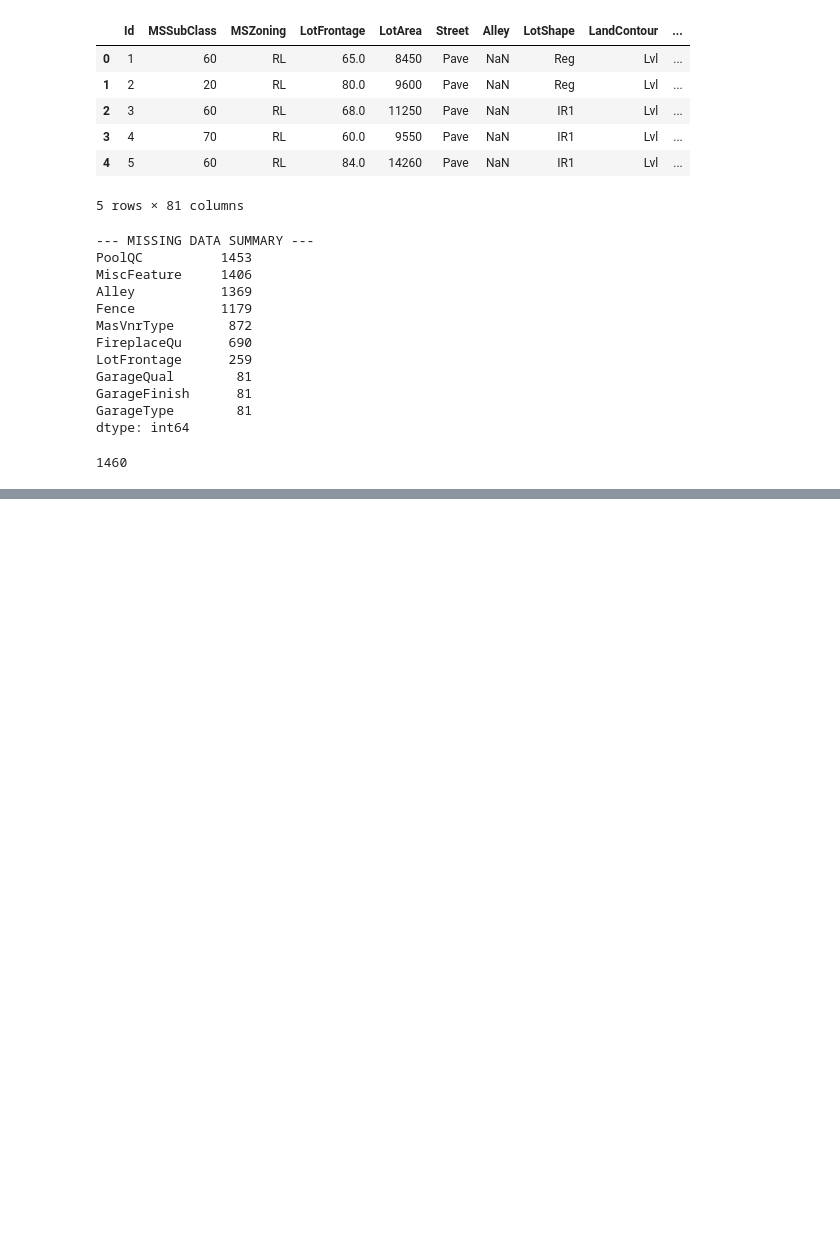
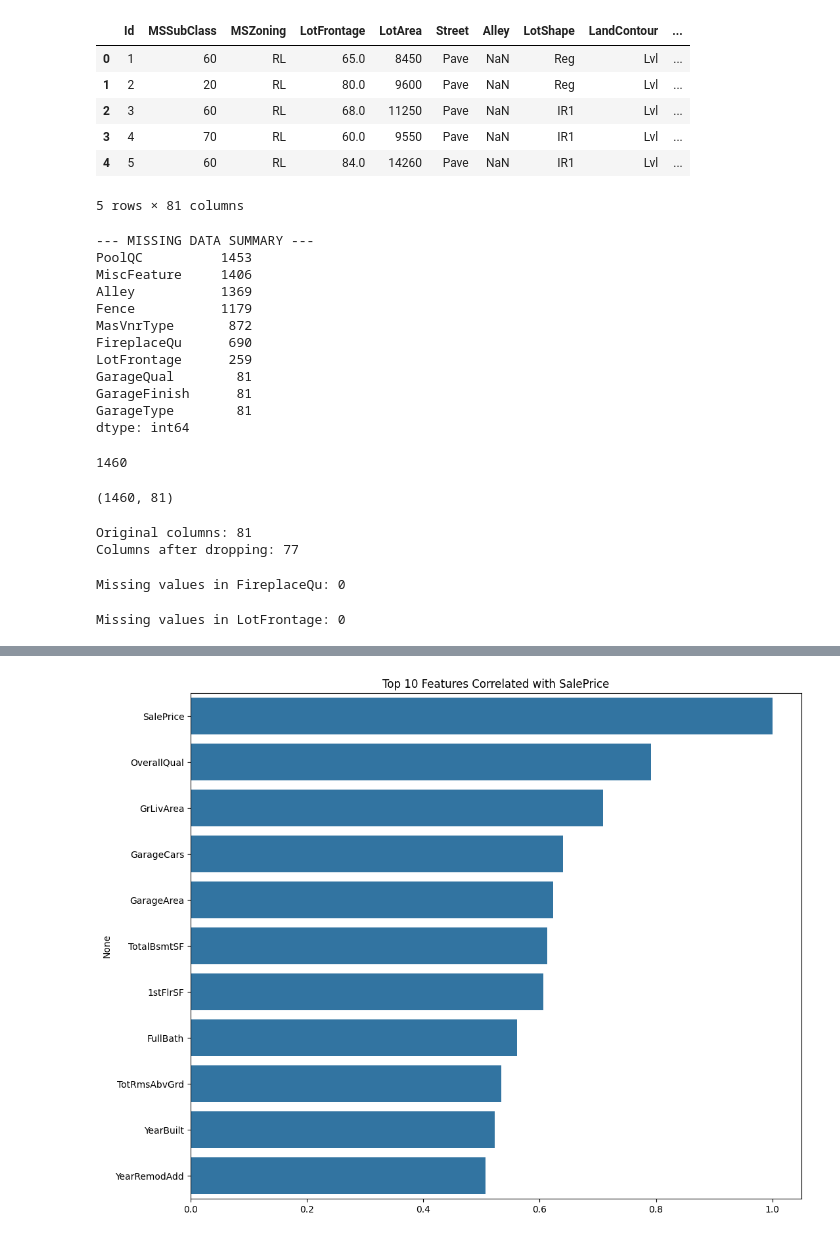
Before and after one commit to siddhistan/Housing-price-prediction, a Jupyter notebook: housing_project/notebooks/exploration.ipynb, the cells around one changed output, grey strips where cells are left out. Cells and saved outputs as stored; diff of their text form; code cells hidden in the pictures; blank space fills up the shorter version.

```diff
--- a/housing_project/notebooks/exploration.ipynb
+++ b/housing_project/notebooks/exploration.ipynb
@@ -52,3 +45,61 @@ dtype: int64
 print(len(df))
 # %% [output]
 1460
+# %%
+# (rows, columns)
+print(df.shape)
+# %% [output]
+(1460, 81)
+# %%
+#====================DATA CLEANING==================================
+            #Dropping
+# Create a list of columns to drop
+cols_to_drop = ['PoolQC', 'MiscFeature', 'Alley', 'Fence']
+
+# Drop them and save to a new dataframe variable so we don't lose the original
+df_cleaned = df.drop(columns=cols_to_drop)
+
+print(f"Original columns: {df.shape[1]}")
+print(f"Columns after dropping: {df_cleaned.shape[1]}")
+# %% [output]
+Original columns: 81
+Columns after dropping: 77
+# %%
+           #flagging
+# List of categorical columns where NaN means 'None'
+none_cols = ['FireplaceQu', 'GarageType', 'GarageFinish', 'GarageQual', 'GarageCond', 'BsmtQual', 'BsmtCond']
+
+for col in none_cols:
+    df_cleaned[col] = df_cleaned[col].fillna('None')
+
+# Check if FireplaceQu still has missing values
+print(f"Missing values in FireplaceQu: {df_cleaned['FireplaceQu'].isnull().sum()}")
+# %% [output]
+Missing values in FireplaceQu: 0
+# %%
+        #Imputing(Filling with median)
+# Fill LotFrontage with the median value of that column
+median_value = df_cleaned['LotFrontage'].median()
+df_cleaned['LotFrontage'] = df_cleaned['LotFrontage'].fillna(median_value)
+
+print(f"Missing values in LotFrontage: {df_cleaned['LotFrontage'].isnull().sum()}")
+# %% [output]
+Missing values in LotFrontage: 0
+# %%
+#============HEAT MAP TO CHECK THE CORELATION WITH THE SALE_PRICE FEATURE============
+%pip install seaborn matplotlib
+
+import seaborn as sns
+import matplotlib.pyplot as plt
+
+plt.figure(figsize=(12, 10))
+# We only look at numeric columns for correlation
+numeric_df = df_cleaned.select_dtypes(include=['number'])
+correlation_matrix = numeric_df.corr()
+
+# Plot the top 10 features most correlated with SalePrice
+top_corr_features = correlation_matrix['SalePrice'].sort_values(ascending=False).head(11)
+sns.barplot(x=top_corr_features.values, y=top_corr_features.index)
+plt.title('Top 10 Features Correlated with SalePrice')
+plt.show()
+# %% [output]
@@ -54,0 +120 @@ print(len(df))
+[figure, added]
```
Also changed, not shown: parts of 16 cells of this notebook, 6 other files.
